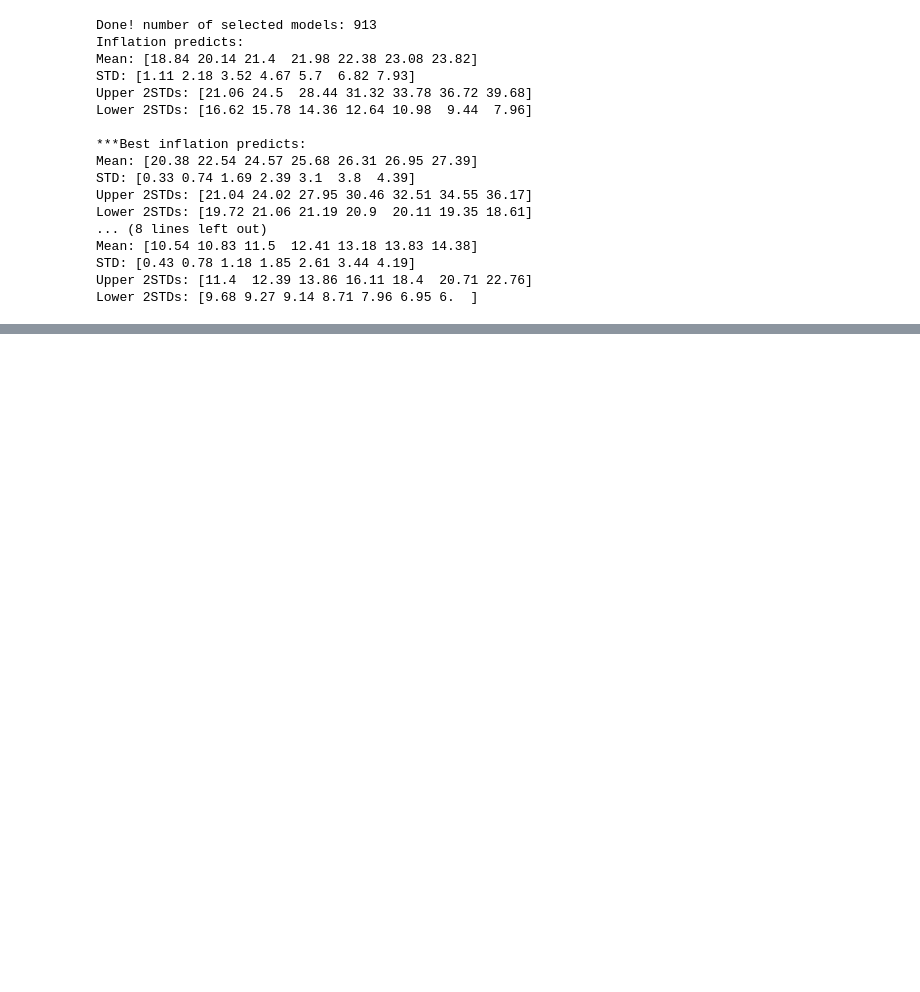
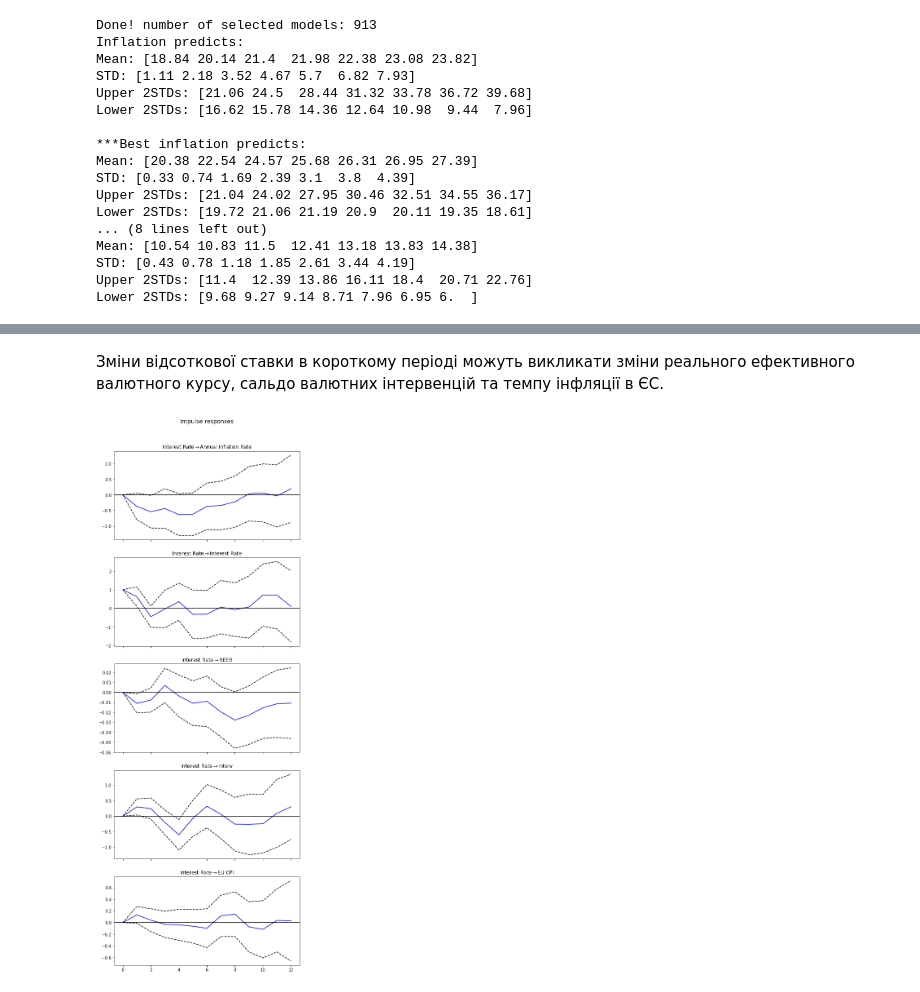
Before and after one commit to poopaandloopa/nbu_univ_challenge, a Jupyter notebook: models.ipynb, the cells around one changed output, grey strips where cells are left out. Cells and saved outputs as stored; diff of their text form; code cells hidden in the pictures; blank space fills up the shorter version.

```diff
--- a/models.ipynb
+++ b/models.ipynb
@@ -212,6 +233,7 @@ class BaggingVECM():
         self.intrate_predicts = []
         self.best_inflation_predicts = []
         self.best_intrate_predicts = []
+        self.best_models = []
 
         for iteration in range(num_iter):
             # select random factor(s)
@@ -246,11 +268,13 @@ class BaggingVECM():
                 if (all(inflation_abs_error <= acc)):
                     self.best_inflation_predicts.append(vecresult.predict(predict_periods)[:, 0])
                     self.best_intrate_predicts.append(vecresult.predict(predict_periods)[:, 1])
+                    self.best_models.append(vecresult)
 
         self.inflation_predicts = np.array(self.inflation_predicts)
         self.best_inflation_predicts = np.array(self.best_inflation_predicts)
         self.intrate_predicts = np.array(self.intrate_predicts)
         selfbest_intrate_predicts = np.array(self.best_intrate_predicts)
+        self.best_models = np.array(self.best_models)
 
         print('Done!', f'number of selected models: {len(self.best_inflation_predicts)}')
 
@@ -350,0 +377,18 @@ plot_inflation_predictions(first_point=21.5)
+# %%
+def choose_best_model(models, predict_period: int=6):
+    forecasts = []
+    for model_ in models:
+        forecasts.append(model_.predict(predict_period)[:, 0])
+
+    mean_forecasts = np.mean(forecasts, axis=0)
+    deviations = []
+    for forecast in forecasts:
+        deviation = meanabs(mean_forecasts, forecast)
+        deviations.append(deviation)
+
+    best_model = models[np.argmin(deviations)]
+    return best_model
+# %%
+best_model = choose_best_model(model.best_models)
+print(f'Factors of the best model: {best_model.names}')
+#best_model.irf().plot(figsize=(20,20))
@@ -350,0 +446,8 @@ plot_inflation_predictions(first_point=21.5)
+# %% [markdown]
+Зміни відсоткової ставки в короткому періоді можуть викликати зміни реального ефективного валютного курсу, сальдо валютних інтервенцій та темпу інфляції в ЄС.
+# %%
+irf = best_model.irf(periods=12)
+irf.plot(figsize=(7, 20), impulse='Interest Rate')
+plt.show()
+# %% [output]
+[figure, added]
```
Also changed, not shown: parts of 11 cells of this notebook.
